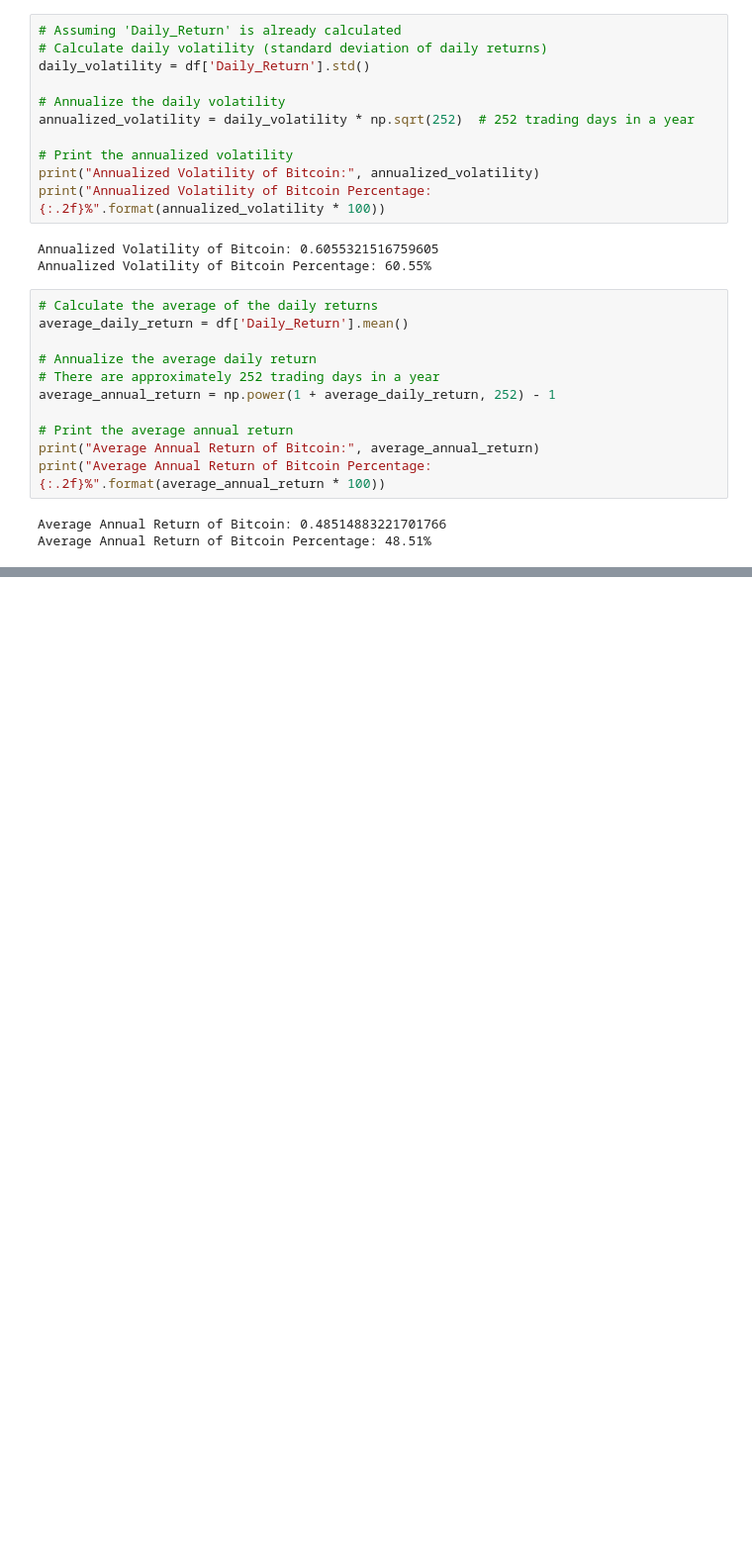
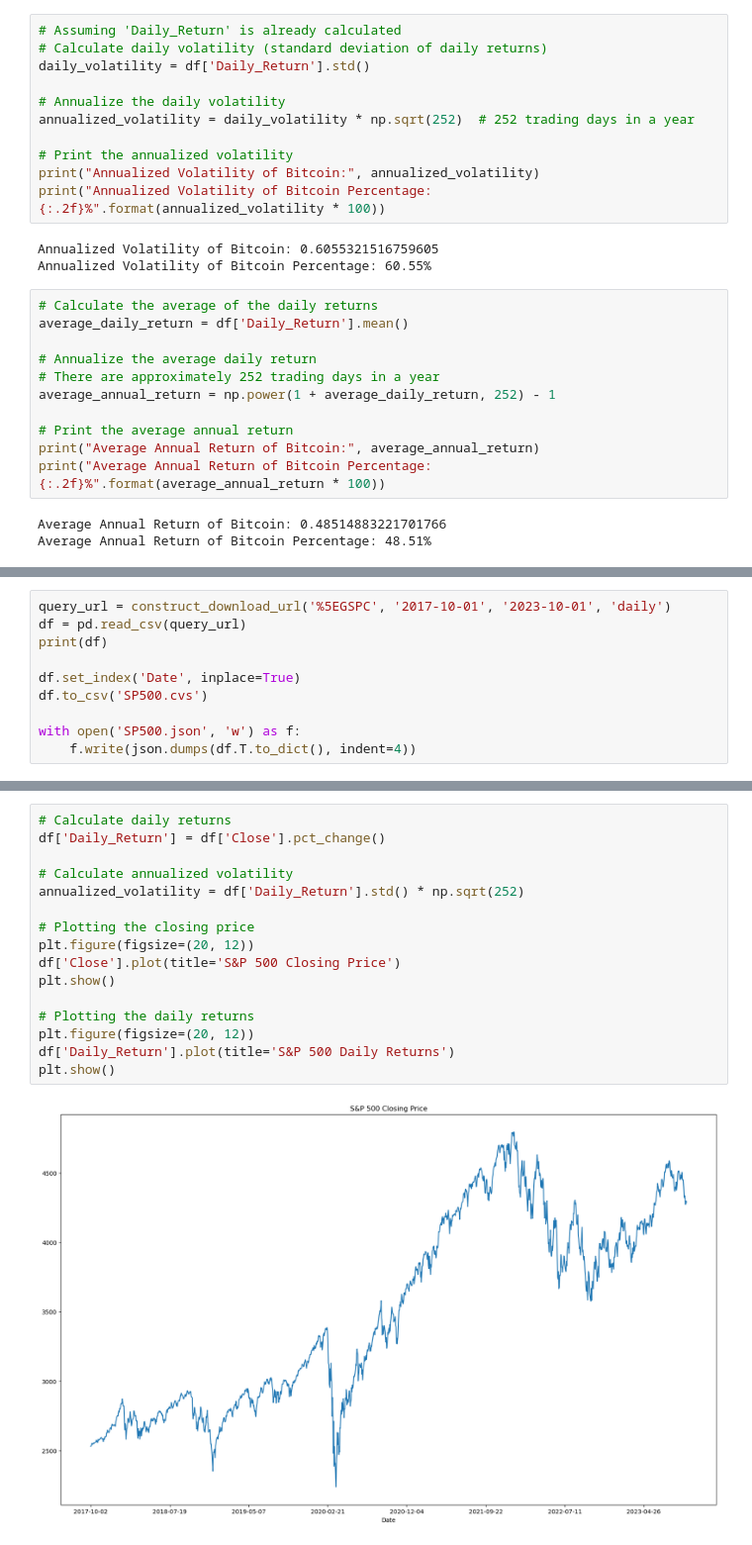
Before and after one commit to wangui-monicah/bitcoin-linearAlgebra, a Jupyter notebook: getBTCData.ipynb, the cells around one changed output, grey strips where cells are left out. Shown at 99% size. Drawn from its saved outputs; the diff is of its cells as text; blank space fills up the shorter version.

```diff
--- a/getBTCData.ipynb
+++ b/getBTCData.ipynb
@@ -118,0 +151,10 @@ Average Annual Return of Bitcoin Percentage: 48.51%
+# %%
+query_url = construct_download_url('%5EGSPC', '2017-10-01', '2023-10-01', 'daily')
+df = pd.read_csv(query_url)
+print(df)
+
+df.set_index('Date', inplace=True)
+df.to_csv('SP500.cvs')
+
+with open('SP500.json', 'w') as f:
+    f.write(json.dumps(df.T.to_dict(), indent=4))
@@ -118,0 +179,18 @@ Average Annual Return of Bitcoin Percentage: 48.51%
+# %%
+# Calculate daily returns
+df['Daily_Return'] = df['Close'].pct_change()
+
+# Calculate annualized volatility
+annualized_volatility = df['Daily_Return'].std() * np.sqrt(252)
+
+# Plotting the closing price
+plt.figure(figsize=(20, 12))
+df['Close'].plot(title='S&P 500 Closing Price')
+plt.show()
+
+# Plotting the daily returns
+plt.figure(figsize=(20, 12))
+df['Daily_Return'].plot(title='S&P 500 Daily Returns')
+plt.show()
+# %% [output]
+[figure, added]
```
Also changed, not shown: parts of 5 cells of this notebook, 2 other files.
